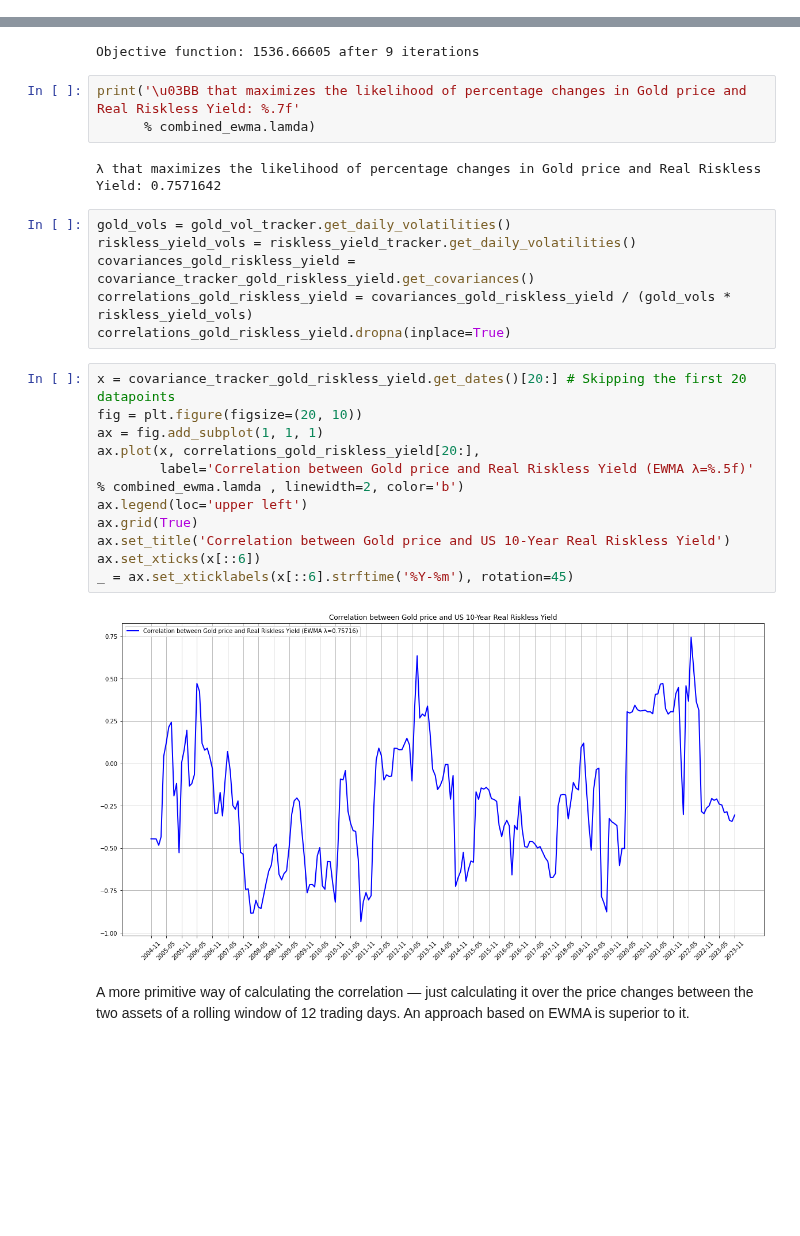
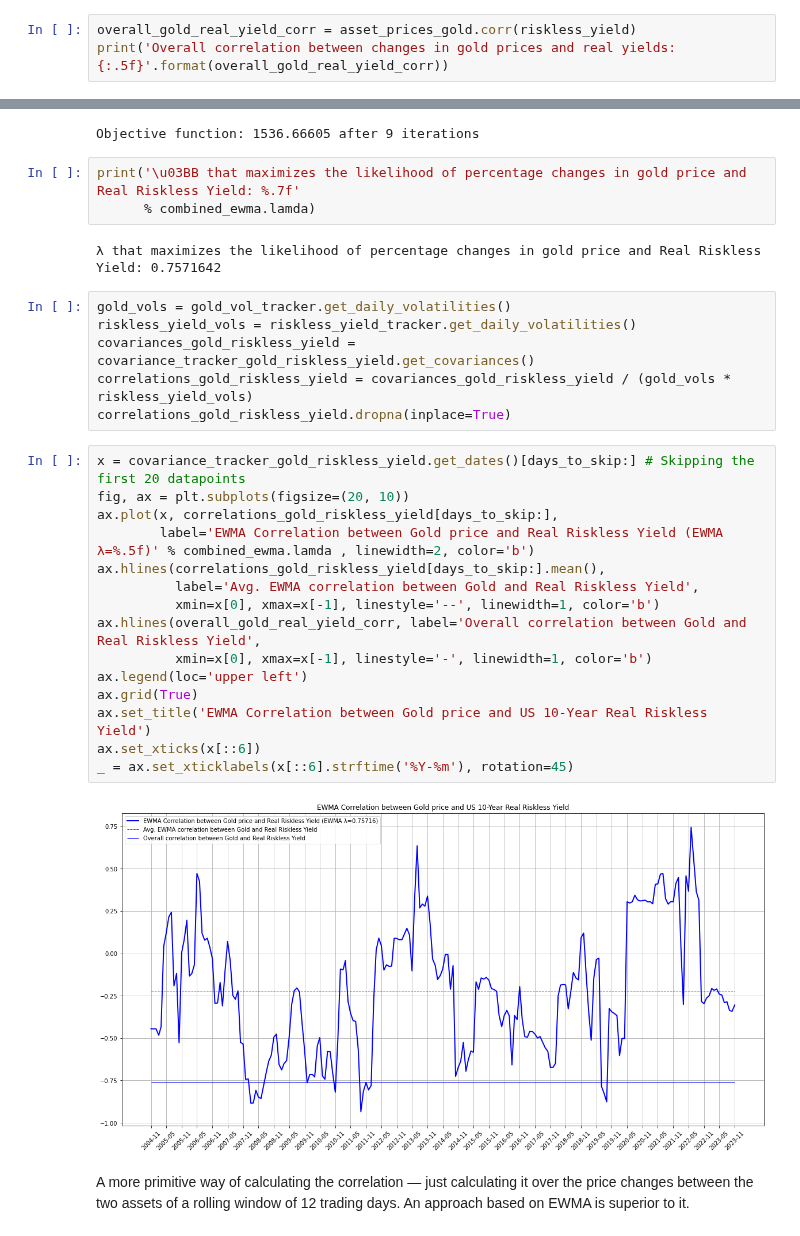
Before and after one commit to ilchen/RMaFI, a Jupyter notebook: ch11_variance_covariance.ipynb, the cells around one changed output, grey strips where cells are left out. Drawn from its saved outputs; the diff is of its cells as text; blank space fills up the shorter version.

```diff
--- a/ch11_variance_covariance.ipynb
+++ b/ch11_variance_covariance.ipynb
@@ -294,0 +293,3 @@ asset_prices.corr()
+# %%
+overall_gold_real_yield_corr = asset_prices_gold.corr(riskless_yield)
+print('Overall correlation between changes in gold prices and real yields: {:.5f}'.format(overall_gold_real_yield_corr))
@@ -305,10 +308,10 @@ covariance_tracker_gold_riskless_yield = covariance_trackers.EWMACovarianceTrack
 # %% [output]
 Objective function: 1536.66605 after 9 iterations
 # %%
-print('\u03BB that maximizes the likelihood of percentage changes in Gold price and Real Riskless Yield: %.7f'
+print('\u03BB that maximizes the likelihood of percentage changes in gold price and Real Riskless Yield: %.7f'
       % combined_ewma.lamda)
 # %% [output]
-λ that maximizes the likelihood of percentage changes in Gold price and Real Riskless Yield: 0.7571642
+λ that maximizes the likelihood of percentage changes in gold price and Real Riskless Yield: 0.7571642
 # %%
 gold_vols = gold_vol_tracker.get_daily_volatilities()
 riskless_yield_vols = riskless_yield_tracker.get_daily_volatilities()
@@ -316,18 +319,22 @@ covariances_gold_riskless_yield = covariance_tracker_gold_riskless_yield.get_cov
 correlations_gold_riskless_yield = covariances_gold_riskless_yield / (gold_vols * riskless_yield_vols)
 correlations_gold_riskless_yield.dropna(inplace=True)
 # %%
-x = covariance_tracker_gold_riskless_yield.get_dates()[20:] # Skipping the first 20 datapoints
-fig = plt.figure(figsize=(20, 10))
-ax = fig.add_subplot(1, 1, 1)
-ax.plot(x, correlations_gold_riskless_yield[20:],
-        label='Correlation between Gold price and Real Riskless Yield (EWMA λ=%.5f)' % combined_ewma.lamda , linewidth=2, color='b')
+x = covariance_tracker_gold_riskless_yield.get_dates()[days_to_skip:] # Skipping the first 20 datapoints
+fig, ax = plt.subplots(figsize=(20, 10))
+ax.plot(x, correlations_gold_riskless_yield[days_to_skip:],
+        label='EWMA Correlation between Gold price and Real Riskless Yield (EWMA λ=%.5f)' % combined_ewma.lamda , linewidth=2, color='b')
+ax.hlines(correlations_gold_riskless_yield[days_to_skip:].mean(),
+          label='Avg. EWMA correlation between Gold and Real Riskless Yield',
+          xmin=x[0], xmax=x[-1], linestyle='--', linewidth=1, color='b')
+ax.hlines(overall_gold_real_yield_corr, label='Overall correlation between Gold and Real Riskless Yield',
+          xmin=x[0], xmax=x[-1], linestyle='-', linewidth=1, color='b')
 ax.legend(loc='upper left')
 ax.grid(True)
-ax.set_title('Correlation between Gold price and US 10-Year Real Riskless Yield')
+ax.set_title('EWMA Correlation between Gold price and US 10-Year Real Riskless Yield')
 ax.set_xticks(x[::6])
 _ = ax.set_xticklabels(x[::6].strftime('%Y-%m'), rotation=45)
 # %% [output]
-[figure, old version]
+[figure, new version]
 # %% [markdown]
 A more primitive way of calculating the correlation &mdash; just calculating it over the price changes between the two assets of a rolling window of 12 trading days. An approach based on EWMA is superior to it.
 # %%
```
Also changed, not shown: parts of 20 cells of this notebook.
